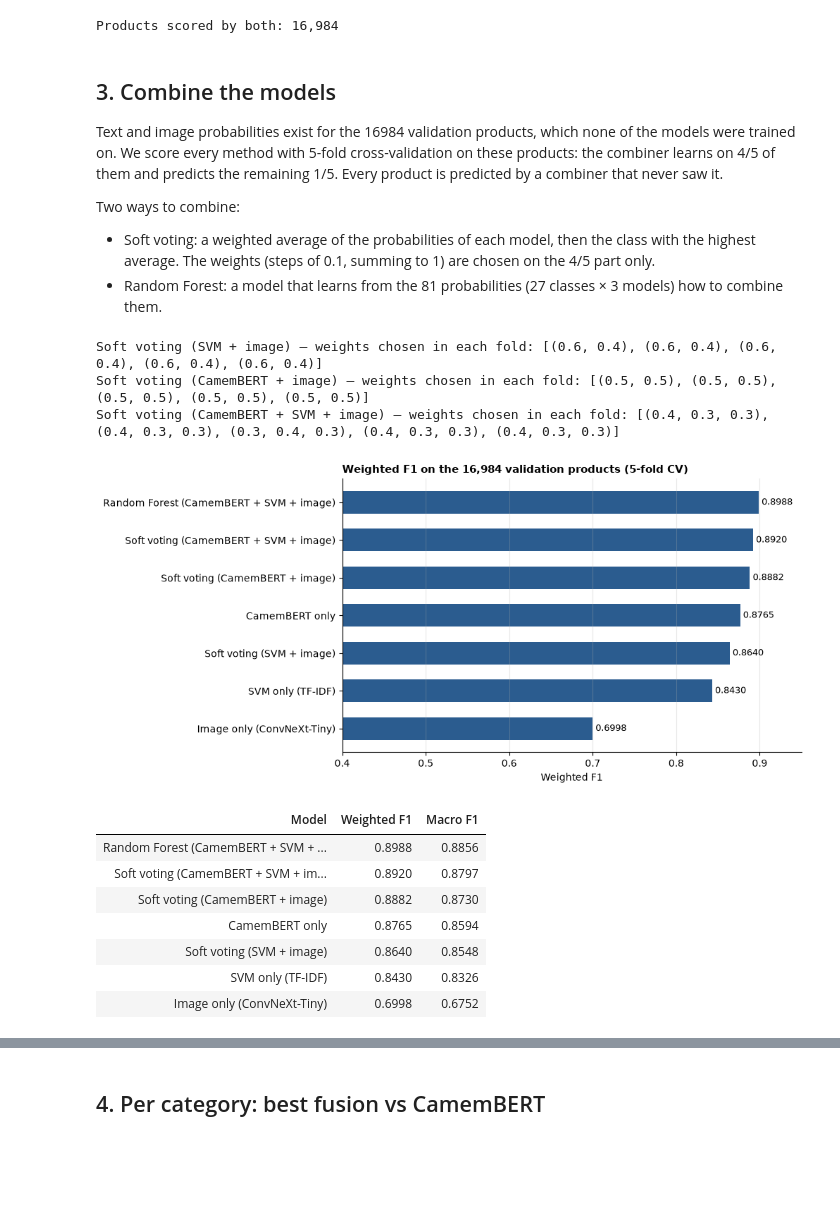
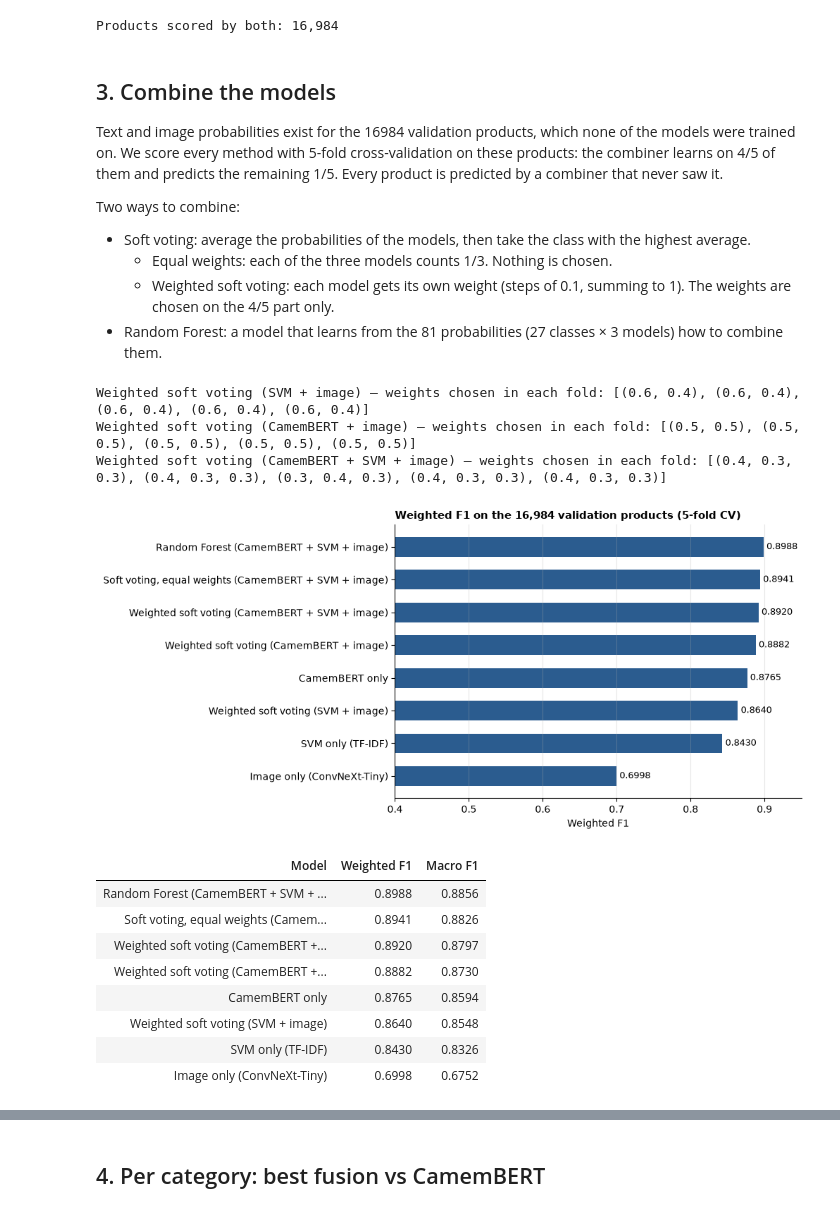
Before and after one commit to wahajaslm/liora-capstone, a Jupyter notebook: notebooks/04_text_and_image_fusion.ipynb, the cells around one changed output, grey strips where cells are left out. Saved outputs shown, nothing was run; the diff lists cells and outputs as text; code cells hidden in the pictures; blank space fills up the shorter version.

```diff
--- a/notebooks/04_text_and_image_fusion.ipynb
+++ b/notebooks/04_text_and_image_fusion.ipynb
@@ -91,7 +91,9 @@ Products scored by both: 16,984
 Text and image probabilities exist for the 16984 validation products, which none of the models were trained on. We score every method with 5-fold cross-validation on these products: the combiner learns on 4/5 of them and predicts the remaining 1/5. Every product is predicted by a combiner that never saw it.
 
 Two ways to combine:
-- Soft voting: a weighted average of the probabilities of each model, then the class with the highest average. The weights (steps of 0.1, summing to 1) are chosen on the 4/5 part only.
+- Soft voting: average the probabilities of the models, then take the class with the highest average.
+  - Equal weights: each of the three models counts 1/3. Nothing is chosen.
+  - Weighted soft voting: each model gets its own weight (steps of 0.1, summing to 1). The weights are chosen on the 4/5 part only.
 - Random Forest: a model that learns from the 81 probabilities (27 classes × 3 models) how to combine them.
 # %%
 camembert                = pd.read_csv(CAMEMBERT_PROBS_PATH)
@@ -103,11 +105,13 @@ steps                    = np.round(np.arange(0, 1.01, 0.1), 1)
 pairs                    = [(w, round(1 - w, 1)) for w in steps]
 triples                  = [(a, b, round(1 - a - b, 1)) for a in steps for b in steps if a + b <= 1.001]
 
-# Soft voting: the models to average and the weight combinations to try
+# Soft voting: the models to average and the weight combinations to try.
+# Equal weights has a single option, so nothing is chosen for it.
 soft_votes               = {
-    "Soft voting (SVM + image)"            : ([P_text, P_image], pairs),
-    "Soft voting (CamemBERT + image)"      : ([P_camembert, P_image], pairs),
-    "Soft voting (CamemBERT + SVM + image)": ([P_camembert, P_text, P_image], triples),
+    "Soft voting, equal weights (CamemBERT + SVM + image)": ([P_camembert, P_text, P_image], [(1 / 3, 1 / 3, 1 / 3)]),
+    "Weighted soft voting (SVM + image)"                  : ([P_text, P_image], pairs),
+    "Weighted soft voting (CamemBERT + image)"            : ([P_camembert, P_image], pairs),
+    "Weighted soft voting (CamemBERT + SVM + image)"      : ([P_camembert, P_text, P_image], triples),
 }
 
 
@@ -126,45 +130,47 @@ chosen_weights           = {name: [] for name in soft_votes}
 
 for train_idx, test_idx in folds.split(X_all, y_true):
     for name, (probs, grid) in soft_votes.items():
         fold_scores      = [f1_score(y_true[train_idx], soft_vote(probs, w, train_idx), average="weighted") for w in grid]
         best_w           = grid[int(np.argmax(fold_scores))]
-        chosen_weights[name].append(tuple(float(w) for w in best_w))
+        chosen_weights[name].append(tuple(round(float(w), 2) for w in best_w))
         predictions[name][test_idx] = soft_vote(probs, best_w, test_idx)
 
     forest               = RandomForestClassifier(n_estimators=300, min_samples_leaf=2, n_jobs=-1, random_state=RANDOM_STATE)
     predictions["Random Forest (CamemBERT + SVM + image)"][test_idx] = forest.fit(X_all[train_idx], y_true[train_idx]).predict(X_all[test_idx])
 
 for name, chosen in chosen_weights.items():
-    print(f"{name} — weights chosen in each fold: {chosen}")
+    if len(soft_votes[name][1]) > 1:
+        print(f"{name} — weights chosen in each fold: {chosen}")
 results                  = pd.DataFrame({
     "Model":       list(predictions),
     "Weighted F1": [f1_score(y_true, p, average="weighted") for p in predictions.values()],
     "Macro F1":    [f1_score(y_true, p, average="macro")    for p in predictions.values()],
 })
 
 fig, ax                  = plt.subplots(figsize=(10, 4.6), constrained_layout=True)
 ordered                  = results.sort_values("Weighted F1")
 bars                     = ax.barh(ordered["Model"], ordered["Weighted F1"], color="#2b5c8f", height=0.6)
 ax.bar_label(bars, labels=[f"{v:.4f}" for v in ordered["Weighted F1"]], padding=3, fontsize=9)
 ax.set_xlim(0.4, 0.95)
 ax.set_title("Weighted F1 on the 16,984 validation products (5-fold CV)", loc="left", fontsize=11, fontweight="bold")
 ax.set_xlabel("Weighted F1")
 ax.spines[["top", "right"]].set_visible(False)
 ax.grid(axis="x", alpha=0.3)
 plt.show()
 
 display(results.sort_values("Weighted F1", ascending=False).style.hide(axis="index").format(precision=4))
 # %% [output]
-Soft voting (SVM + image) — weights chosen in each fold: [(0.6, 0.4), (0.6, 0.4), (0.6, 0.4), (0.6, 0.4), (0.6, 0.4)]
-Soft voting (CamemBERT + image) — weights chosen in each fold: [(0.5, 0.5), (0.5, 0.5), (0.5, 0.5), (0.5, 0.5), (0.5, 0.5)]
-Soft voting (CamemBERT + SVM + image) — weights chosen in each fold: [(0.4, 0.3, 0.3), (0.4, 0.3, 0.3), (0.3, 0.4, 0.3), (0.4, 0.3, 0.3), (0.4, 0.3, 0.3)]
+Weighted soft voting (SVM + image) — weights chosen in each fold: [(0.6, 0.4), (0.6, 0.4), (0.6, 0.4), (0.6, 0.4), (0.6, 0.4)]
+Weighted soft voting (CamemBERT + image) — weights chosen in each fold: [(0.5, 0.5), (0.5, 0.5), (0.5, 0.5), (0.5, 0.5), (0.5, 0.5)]
+Weighted soft voting (CamemBERT + SVM + image) — weights chosen in each fold: [(0.4, 0.3, 0.3), (0.4, 0.3, 0.3), (0.3, 0.4, 0.3), (0.4, 0.3, 0.3), (0.4, 0.3, 0.3)]
-[figure, old version]
+[figure, new version]
 | Model | Weighted F1 | Macro F1 |
 | Random Forest (CamemBERT + SVM + ... | 0.8988 | 0.8856 |
-| Soft voting (CamemBERT + SVM + im... | 0.8920 | 0.8797 |
-| Soft voting (CamemBERT + image) | 0.8882 | 0.8730 |
+| Soft voting, equal weights (Camem... | 0.8941 | 0.8826 |
+| Weighted soft voting (CamemBERT +... | 0.8920 | 0.8797 |
+| Weighted soft voting (CamemBERT +... | 0.8882 | 0.8730 |
 | CamemBERT only | 0.8765 | 0.8594 |
-| Soft voting (SVM + image) | 0.8640 | 0.8548 |
+| Weighted soft voting (SVM + image) | 0.8640 | 0.8548 |
 | SVM only (TF-IDF) | 0.8430 | 0.8326 |
 | Image only (ConvNeXt-Tiny) | 0.6998 | 0.6752 |
 # %% [markdown]
```
Also changed, not shown: parts of 6 cells of this notebook, 1 other file.
